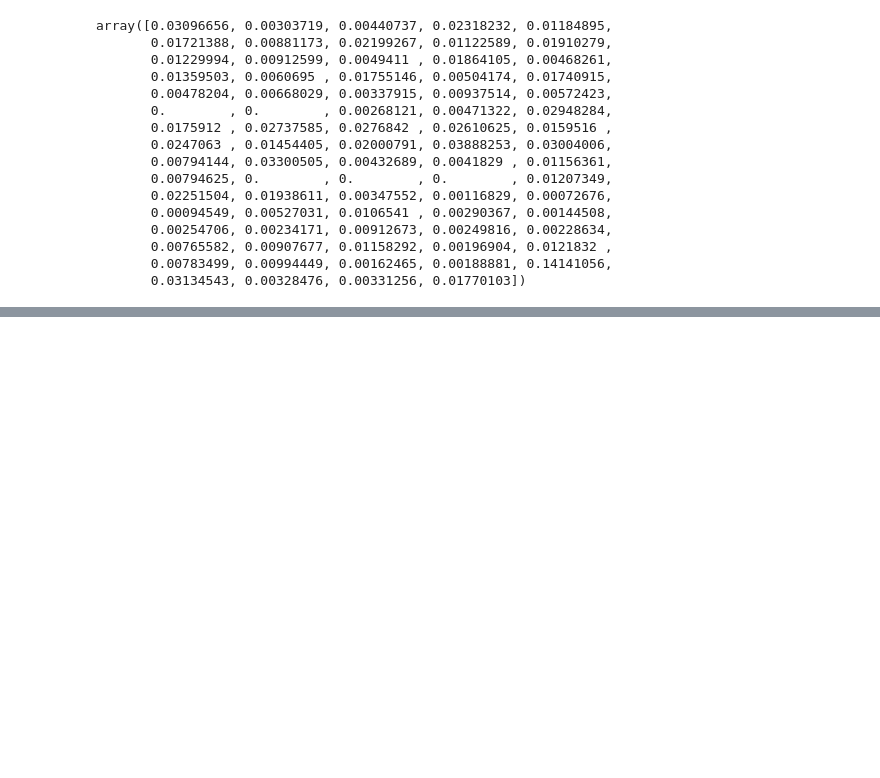
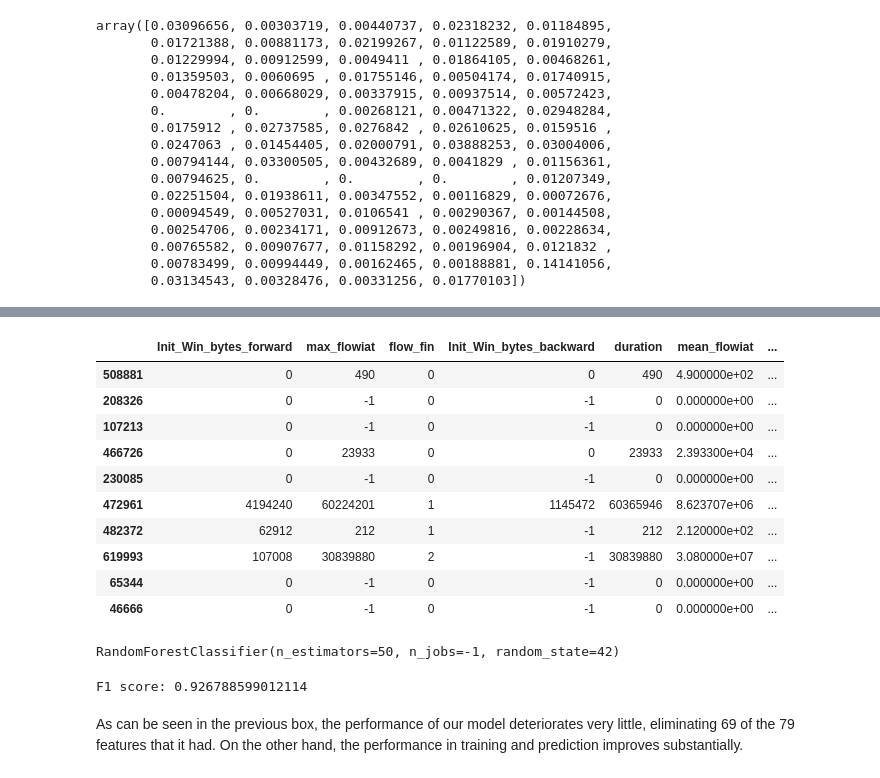
Before and after one commit to AlvaroTV/Selection-Extraction-of-Features, a Jupyter notebook: 2_Feature-Selection.ipynb, the cells around one changed output, grey strips where cells are left out. Saved outputs shown, nothing was run; the diff lists cells and outputs as text; code cells hidden in the pictures; blank space fills up the shorter version.

```diff
--- a/2_Feature-Selection.ipynb
+++ b/2_Feature-Selection.ipynb
@@ -124,3 +124,9 @@ array([0.03096656, 0.00303719, 0.00440737, 0.02318232, 0.01184895,
        0.00765582, 0.00907677, 0.01158292, 0.00196904, 0.0121832 ,
        0.00783499, 0.00994449, 0.00162465, 0.00188881, 0.14141056,
        0.03134543, 0.00328476, 0.00331256, 0.01770103])
+# %%
+# You can extract which features are most important for the correct classification of the data
+feature_importances = {name: score for name, score in zip(list(df), clf_rnd.feature_importances_)}
+# %%
+feature_importances_sorted = pd.Series(feature_importances).sort_values(ascending=False)
+feature_importances_sorted.head(20)
@@ -126,0 +153,3 @@ array([0.03096656, 0.00303719, 0.00440737, 0.02318232, 0.01184895,
+# %%
+# The 10 most relevant features for the algorithm are extracted
+columns = list(feature_importances_sorted.head(10).index)
@@ -126,0 +169,24 @@ array([0.03096656, 0.00303719, 0.00440737, 0.02318232, 0.01184895,
+# %%
+X_train_reduced = X_train[columns].copy()
+X_val_reduced = X_val[columns].copy()
+# %%
+X_train_reduced.head(10)
+# %% [output]
+|  | Init_Win_bytes_forward | max_flowiat | flow_fin | Init_Win_bytes_backward | duration | mean_flowiat | ... |
+| 508881 | 0 | 490 | 0 | 0 | 490 | 4.900000e+02 | ... |
+| 208326 | 0 | -1 | 0 | -1 | 0 | 0.000000e+00 | ... |
+| 107213 | 0 | -1 | 0 | -1 | 0 | 0.000000e+00 | ... |
+| 466726 | 0 | 23933 | 0 | 0 | 23933 | 2.393300e+04 | ... |
+| 230085 | 0 | -1 | 0 | -1 | 0 | 0.000000e+00 | ... |
+| 472961 | 4194240 | 60224201 | 1 | 1145472 | 60365946 | 8.623707e+06 | ... |
+| 482372 | 62912 | 212 | 1 | -1 | 212 | 2.120000e+02 | ... |
+| 619993 | 107008 | 30839880 | 2 | -1 | 30839880 | 3.080000e+07 | ... |
+| 65344 | 0 | -1 | 0 | -1 | 0 | 0.000000e+00 | ... |
+| 46666 | 0 | -1 | 0 | -1 | 0 | 0.000000e+00 | ... |
+# %%
+from sklearn.ensemble import RandomForestClassifier
+
+clf_rnd = RandomForestClassifier(n_estimators=50, random_state=42, n_jobs=-1)
+clf_rnd.fit(X_train_reduced, y_train)
+# %% [output]
+RandomForestClassifier(n_estimators=50, n_jobs=-1, random_state=42)
@@ -126,0 +196,6 @@ array([0.03096656, 0.00303719, 0.00440737, 0.02318232, 0.01184895,
+# %%
+print("F1 score:", f1_score(y_pred, y_val, average='weighted'))
+# %% [output]
+F1 score: 0.926788599012114
+# %% [markdown]
+As can be seen in the previous box, the performance of our model deteriorates very little, eliminating 69 of the 79 features that it had. On the other hand, the performance in training and prediction improves substantially.
```
Also changed, not shown: parts of 4 cells of this notebook.
